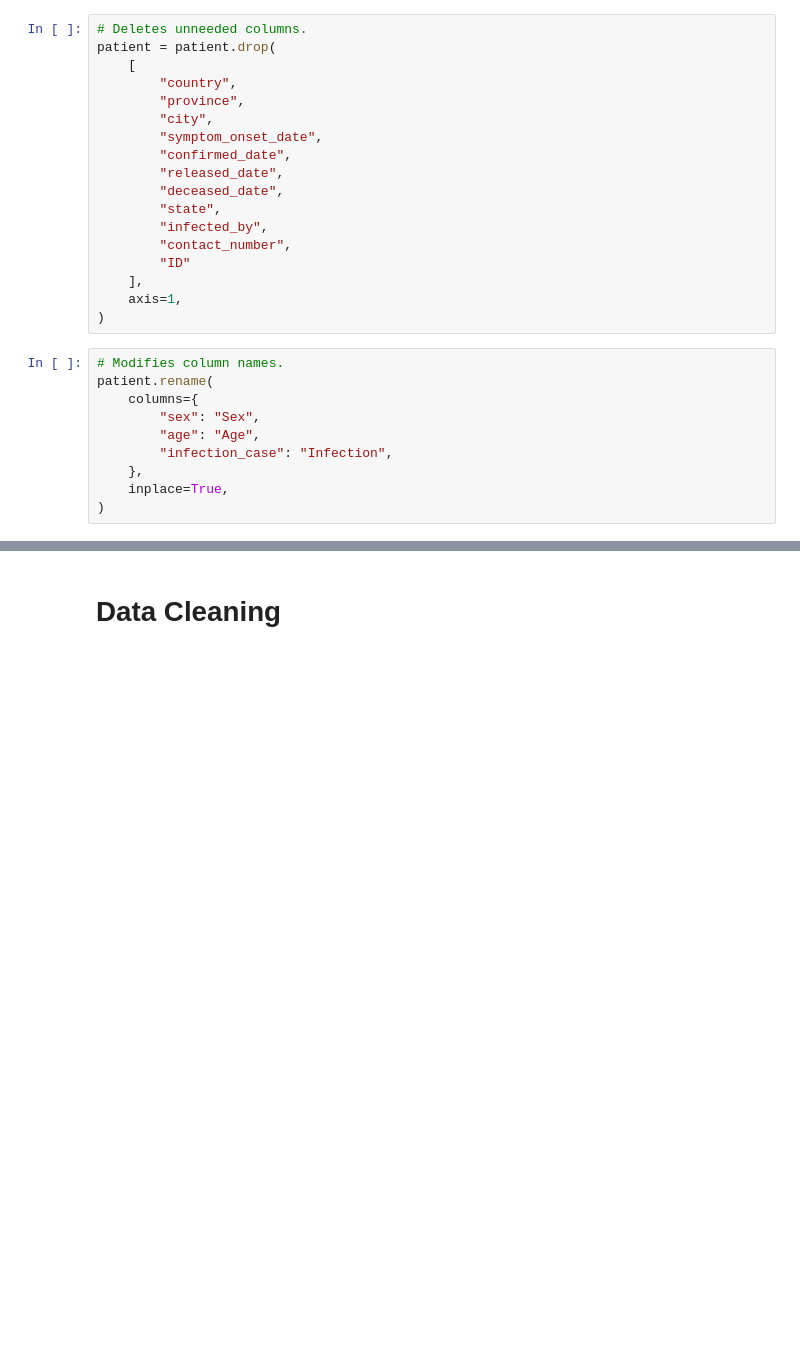
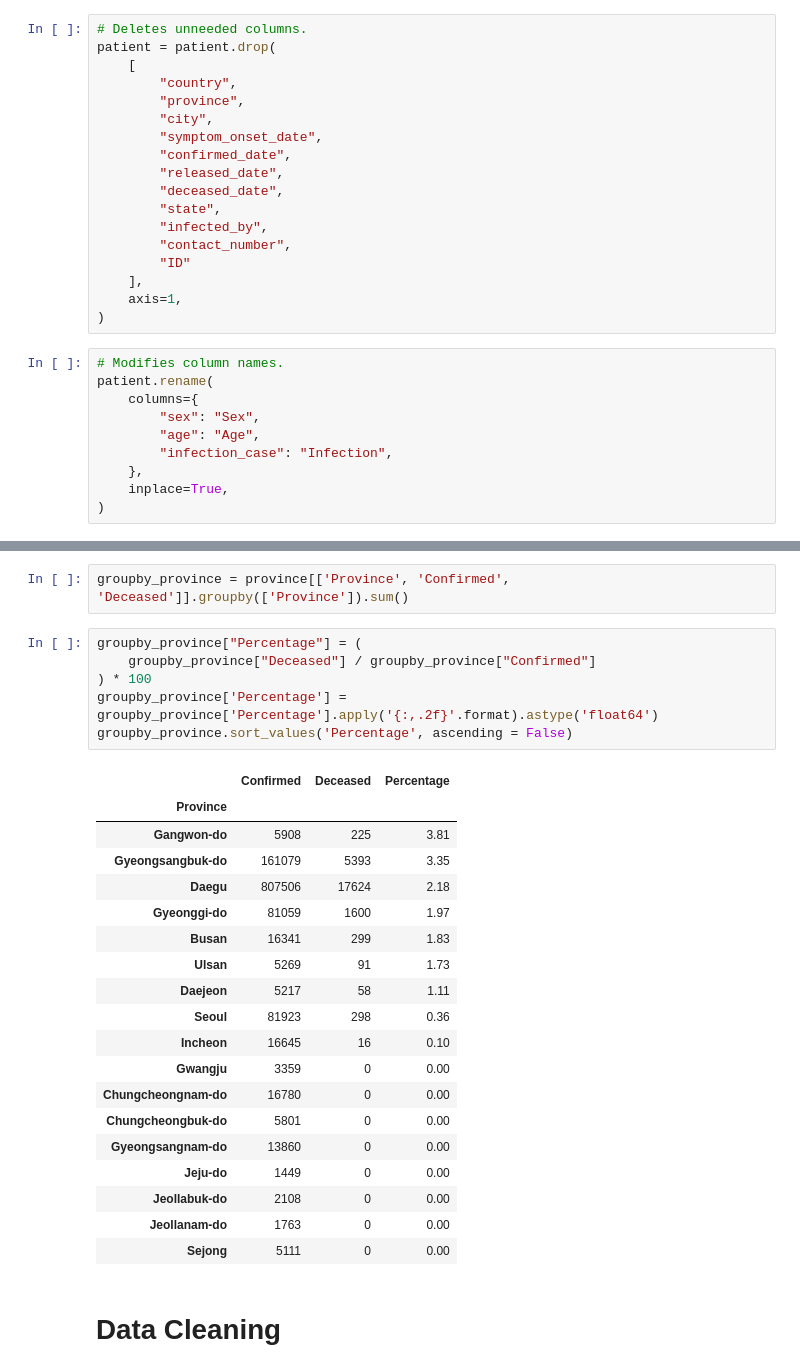
Before and after one commit to KevinNourian/COVID19, a Jupyter notebook: COVID19.ipynb, the cells around one changed output, grey strips where cells are left out. Saved outputs shown, nothing was run; the diff lists cells and outputs as text; blank space fills up the shorter version.

```diff
--- a/COVID19.ipynb
+++ b/COVID19.ipynb
@@ -280,3 +262,31 @@ groupby_province
+# %%
+groupby_province = province[['Province', 'Confirmed', 'Deceased']].groupby(['Province']).sum()
+# %%
+groupby_province["Percentage"] = (
+    groupby_province["Deceased"] / groupby_province["Confirmed"]
+) * 100
+groupby_province['Percentage'] = groupby_province['Percentage'].apply('{:,.2f}'.format).astype('float64')
+groupby_province.sort_values('Percentage', ascending = False)
+# %% [output]
+|  | Confirmed | Deceased | Percentage |
+| Province |  |  |  |
+| Gangwon-do | 5908 | 225 | 3.81 |
+| Gyeongsangbuk-do | 161079 | 5393 | 3.35 |
+| Daegu | 807506 | 17624 | 2.18 |
+| Gyeonggi-do | 81059 | 1600 | 1.97 |
+| Busan | 16341 | 299 | 1.83 |
+| Ulsan | 5269 | 91 | 1.73 |
+| Daejeon | 5217 | 58 | 1.11 |
+| Seoul | 81923 | 298 | 0.36 |
+| Incheon | 16645 | 16 | 0.10 |
+| Gwangju | 3359 | 0 | 0.00 |
+| Chungcheongnam-do | 16780 | 0 | 0.00 |
+| Chungcheongbuk-do | 5801 | 0 | 0.00 |
+| Gyeongsangnam-do | 13860 | 0 | 0.00 |
+| Jeju-do | 1449 | 0 | 0.00 |
+| Jeollabuk-do | 2108 | 0 | 0.00 |
+| Jeollanam-do | 1763 | 0 | 0.00 |
+| Sejong | 5111 | 0 | 0.00 |
 # %% [markdown]
 # Data Cleaning
 # %% [markdown]
```
Also changed, not shown: parts of 21 cells of this notebook.
